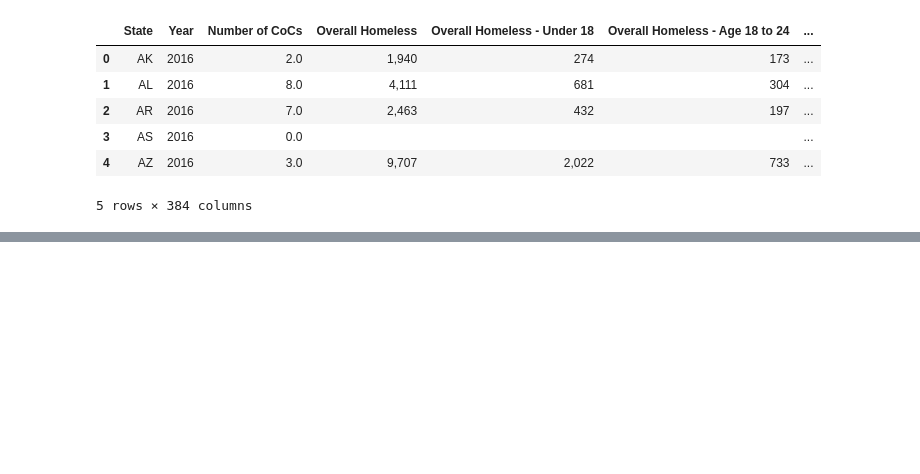
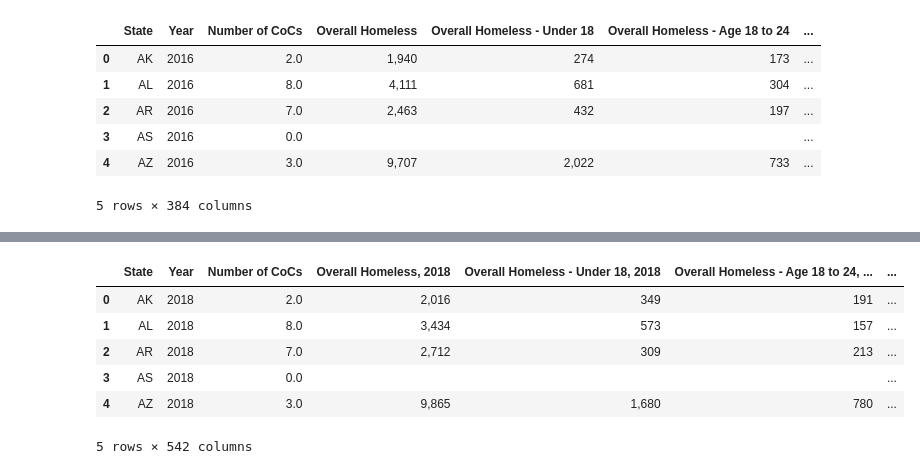
Before and after one commit to BrandonClark65/homeless_analysis, a Jupyter notebook: data_to_sql.ipynb, the cells around one changed output, grey strips where cells are left out. Drawn from its saved outputs; the diff is of its cells as text; code cells hidden in the pictures; blank space fills up the shorter version.

Commit message:
editing column names and exporting to sql 2018 data

```diff
--- a/data_to_sql.ipynb
+++ b/data_to_sql.ipynb
@@ -4364,0 +4367,5 @@ data_2017_df.to_sql(name='data_2017', con=engine, if_exists='replace')
+# %%
+# Import csv into pandas dataframe 2017
+data_2018 = pd.read_csv("Resources/2018-PIT-Counts-by-State.csv")
+data_2018_df = pd.DataFrame(data_2018)
+data_2018_df.head()
@@ -4364,0 +4380,4 @@ data_2017_df.to_sql(name='data_2017', con=engine, if_exists='replace')
+# %%
+# Create column for the year and set to 2016
+data_2018_df["Year"] = 2018
+data_2018_df.head()
@@ -4364,0 +4958,12 @@ data_2017_df.to_sql(name='data_2017', con=engine, if_exists='replace')
+# %%
+# Apply rearranged column names
+data_2018_df = data_2018_df[new_cols_2018]
+data_2018_df.head()
+# %% [output]
+|  | State | Year | Number of CoCs | Overall Homeless, 2018 | Overall Homeless - Under 18, 2018 | Overall Homeless - Age 18 to 24, ... | ... |
+| 0 | AK | 2018 | 2.0 | 2,016 | 349 | 191 | ... |
+| 1 | AL | 2018 | 8.0 | 3,434 | 573 | 157 | ... |
+| 2 | AR | 2018 | 7.0 | 2,712 | 309 | 213 | ... |
+| 3 | AS | 2018 | 0.0 |  |  |  | ... |
+| 4 | AZ | 2018 | 3.0 | 9,865 | 1,680 | 780 | ... |
+5 rows × 542 columns
```
Also changed, not shown: parts of 26 cells of this notebook.
